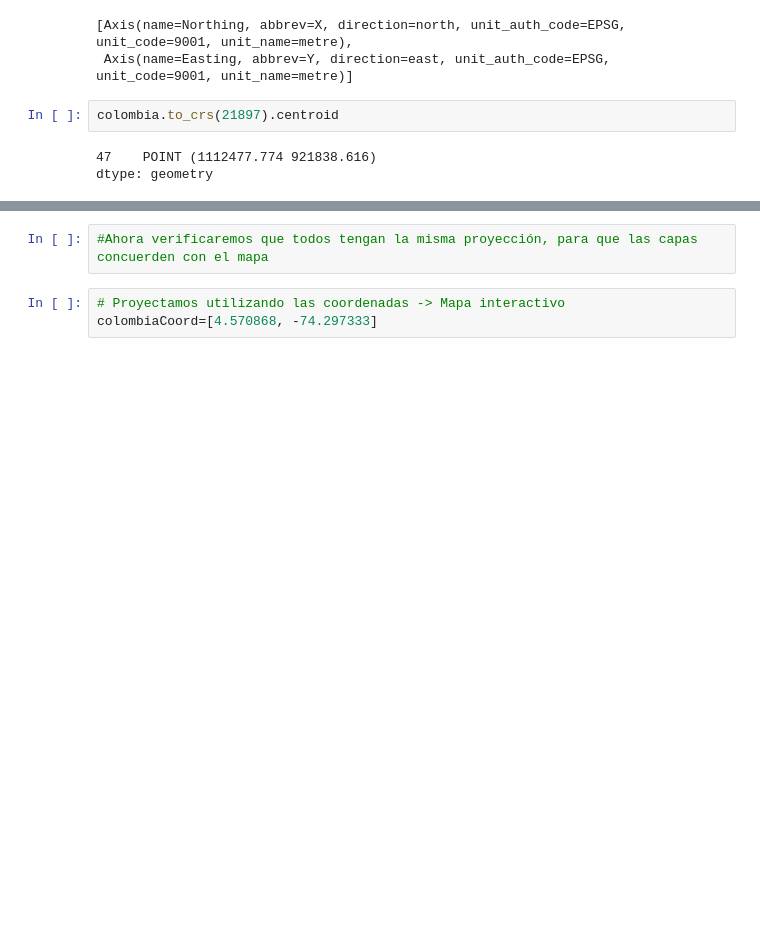
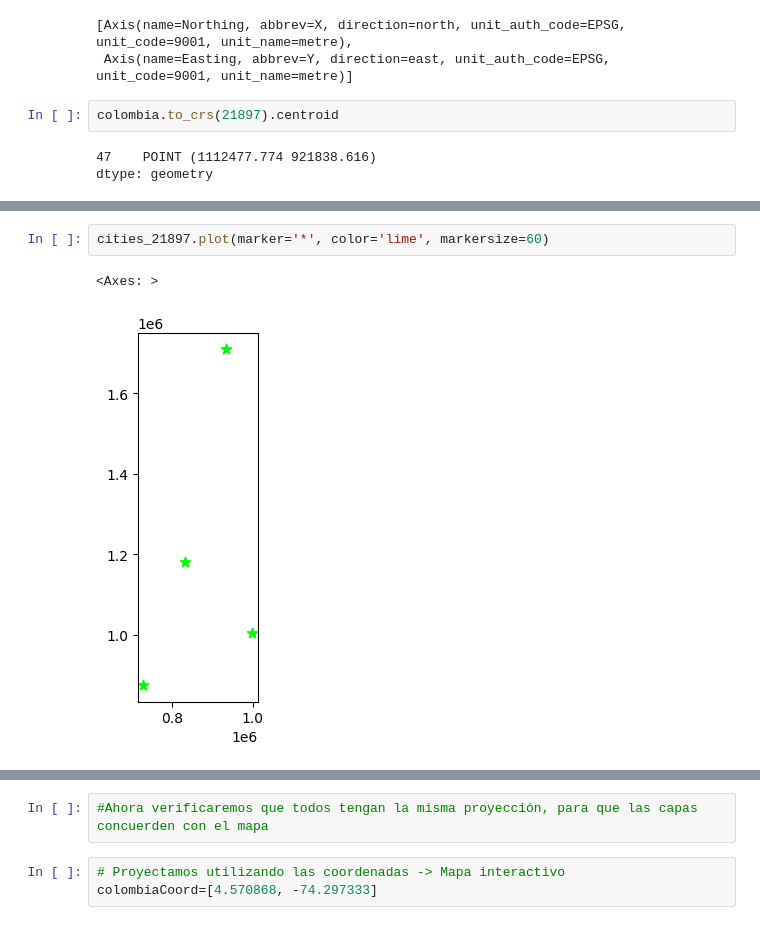
Before and after one commit to ZairaYacsavilca/simpleplot, a Jupyter notebook: Untitled.ipynb, the cells around one changed output, grey strips where cells are left out. Saved outputs shown, nothing was run; the diff lists cells and outputs as text; blank space fills up the shorter version.

```diff
--- a/Untitled.ipynb
+++ b/Untitled.ipynb
@@ -140,0 +137,5 @@ rivers_21897.plot(edgecolor='dodgerblue', linestyle='dashed', linewidth=1.5,ax=b
+# %%
+cities_21897.plot(marker='*', color='lime', markersize=60)
+# %% [output]
+<Axes: >
+[figure, added]
```
Also changed, not shown: parts of 21 cells of this notebook, 1 other file.
